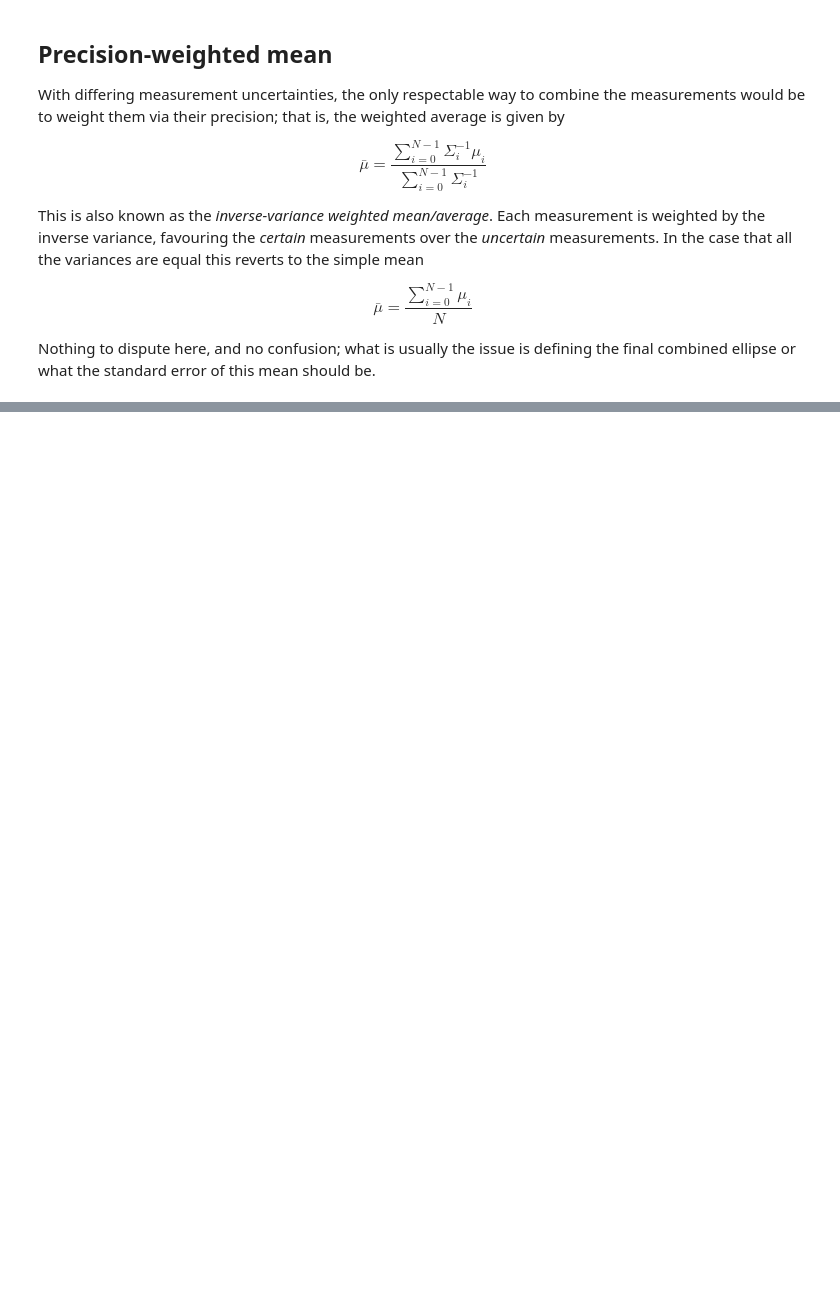
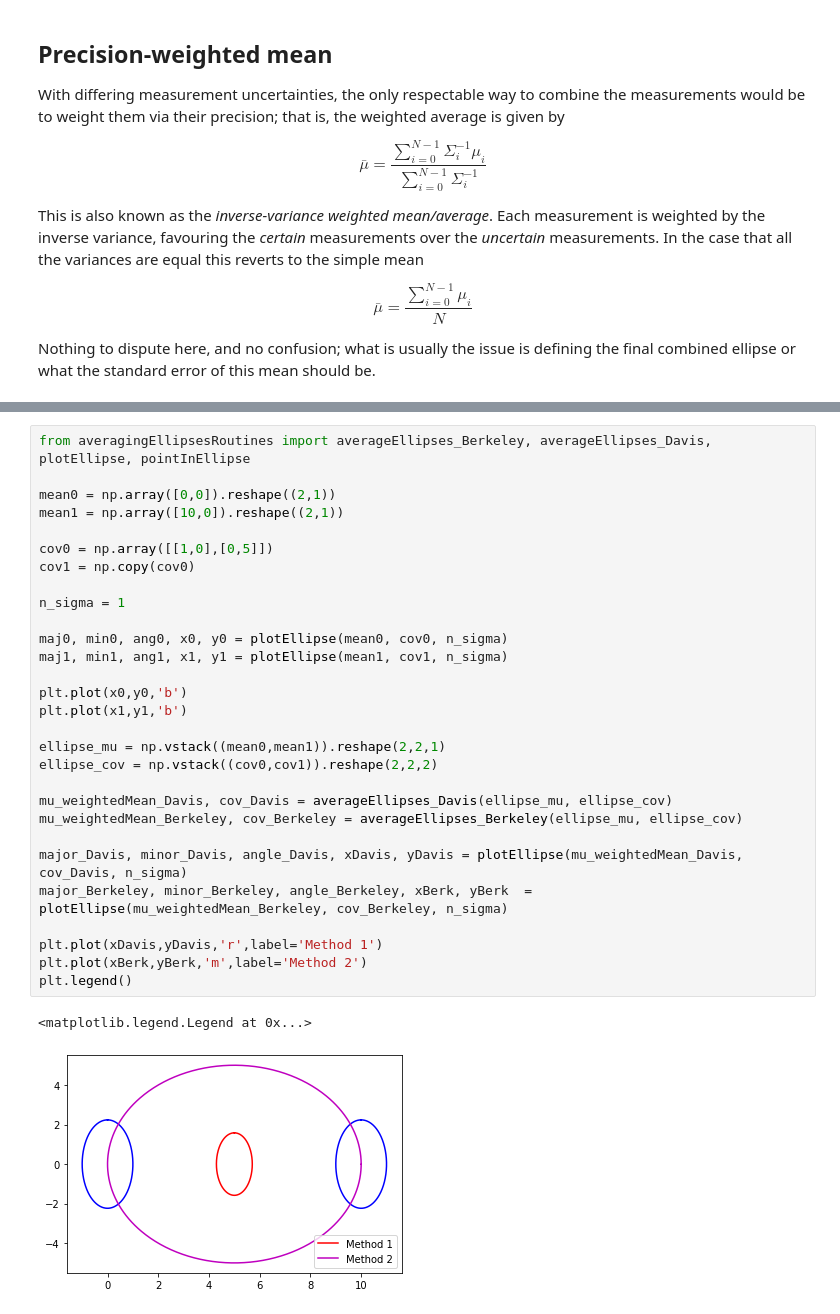
Before and after one commit to icyveins7/pydsproutines, a Jupyter notebook: EllipticalDistributionsAndCombinations.ipynb, the cells around one changed output, grey strips where cells are left out. Saved outputs shown, nothing was run; the diff lists cells and outputs as text; blank space fills up the shorter version.

```diff
--- a/EllipticalDistributionsAndCombinations.ipynb
+++ b/EllipticalDistributionsAndCombinations.ipynb
@@ -222,0 +276,32 @@ The first method  of computing the standard error is to simply combine the indiv
+# %%
+from averagingEllipsesRoutines import averageEllipses_Berkeley, averageEllipses_Davis, plotEllipse, pointInEllipse
+
+mean0 = np.array([0,0]).reshape((2,1))
+mean1 = np.array([10,0]).reshape((2,1))
+
+cov0 = np.array([[1,0],[0,5]])
+cov1 = np.copy(cov0)
+
+n_sigma = 1
+
+maj0, min0, ang0, x0, y0 = plotEllipse(mean0, cov0, n_sigma)
+maj1, min1, ang1, x1, y1 = plotEllipse(mean1, cov1, n_sigma)
+
+plt.plot(x0,y0,'b')
+plt.plot(x1,y1,'b')
+
+ellipse_mu = np.vstack((mean0,mean1)).reshape(2,2,1)
+ellipse_cov = np.vstack((cov0,cov1)).reshape(2,2,2)
+
+mu_weightedMean_Davis, cov_Davis = averageEllipses_Davis(ellipse_mu, ellipse_cov)
+mu_weightedMean_Berkeley, cov_Berkeley = averageEllipses_Berkeley(ellipse_mu, ellipse_cov)
+
+major_Davis, minor_Davis, angle_Davis, xDavis, yDavis = plotEllipse(mu_weightedMean_Davis, cov_Davis, n_sigma)
+major_Berkeley, minor_Berkeley, angle_Berkeley, xBerk, yBerk  = plotEllipse(mu_weightedMean_Berkeley, cov_Berkeley, n_sigma)
+
+plt.plot(xDavis,yDavis,'r',label='Method 1')
+plt.plot(xBerk,yBerk,'m',label='Method 2')
+plt.legend()
+# %% [output]
+<matplotlib.legend.Legend at 0x...>
+[figure, added]
```
Also changed, not shown: parts of 13 cells of this notebook.
